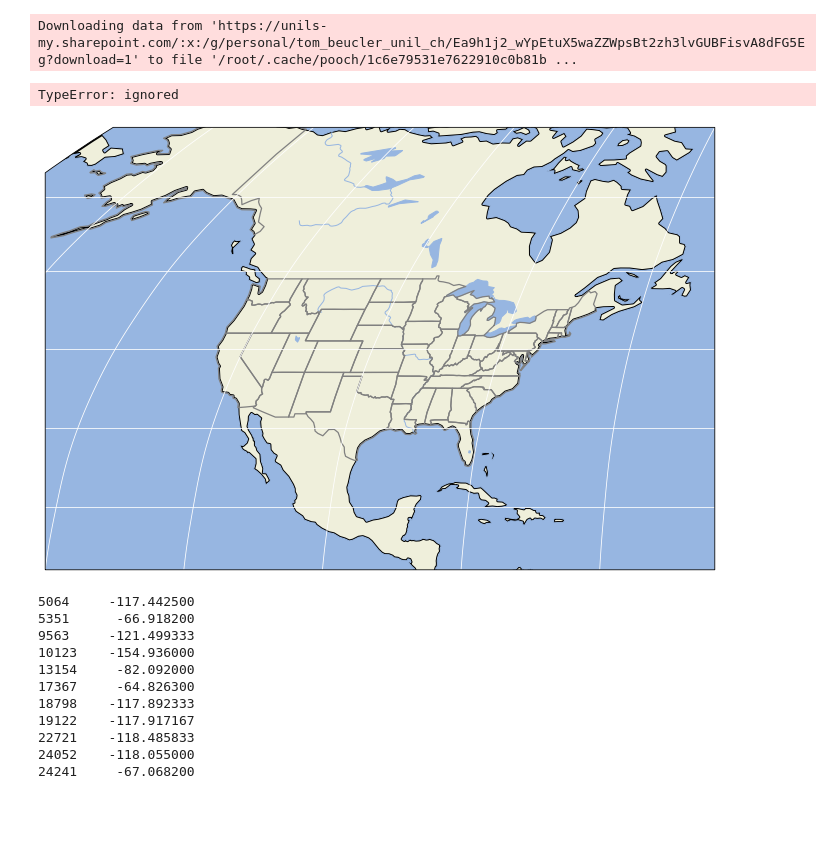
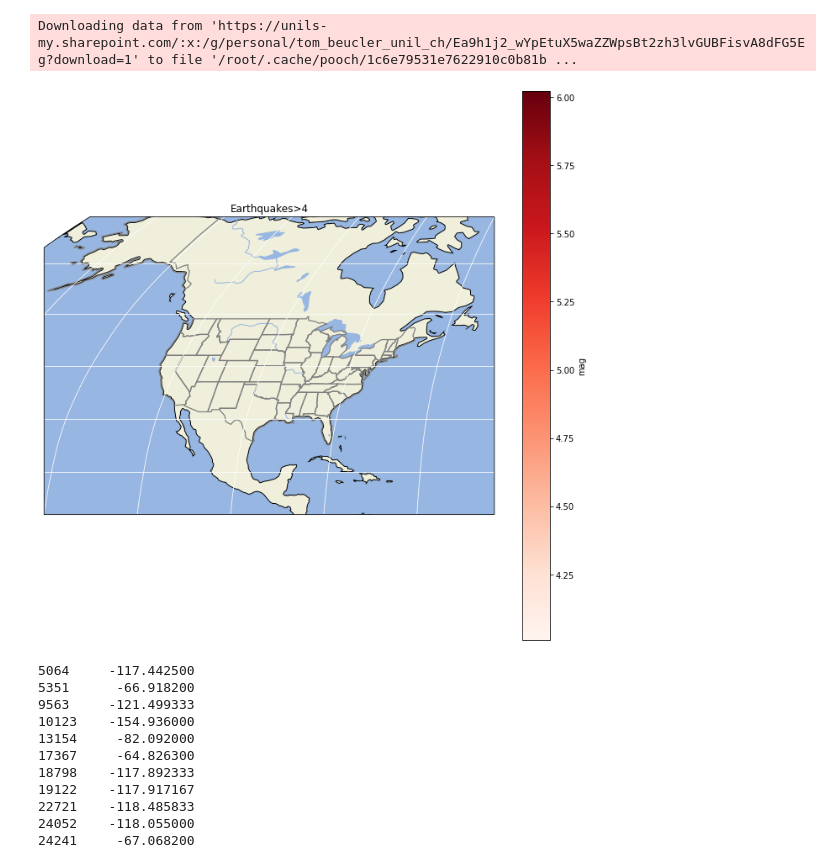
Before and after one commit to emiljor/2022_Intro_Python, a Jupyter notebook: Exercises/W2_S2.ipynb, the cells around one changed output. Cells and saved outputs as stored; diff of their text form; code cells hidden in the pictures; blank space fills up the shorter version.

```diff
--- a/Exercises/W2_S2.ipynb
+++ b/Exercises/W2_S2.ipynb
@@ -272,32 +272,31 @@ usgs_2014_large = usgs_2014_nonan[usgs_2014_nonan['mag']>4]
 # %%
 fig,ax = plt.subplots(1,1,figsize=(12, 12),subplot_kw={'projection': ccrs.Robinson()})
 # The rest doesn't change:
 ax.set_extent([-140, -60, 12,70], ccrs.PlateCarree())
 
 ######################################################################################################################################################
 # Add Land, Ocean, Rivers, and State Lines
 # Hint: Land linewidth = 3; States: edgecolor='gray',linewidth=1.25; lakes/ocean/rivers: no change
 # Hint: https://matplotlib.org/stable/gallery/color/named_colors.html for the names of the colors available
 ######################################################################################################################################################
-ax.add_feature(cartopy.feature.LAND, edgecolor='k',linewidths=3)
-ax.add_feature(cartopy.feature.RIVERS)
-ax.add_feature(cartopy.feature.OCEAN)
-ax.add_feature(cartopy.feature.LAKES)
-ax.add_feature(cartopy.feature.STATES,edgecolor='gray',linewidth=1.25)
+ax.add_feature(cartopy.feature.LAND, edgecolor='k',linewidths=3, zorder=1)
+ax.add_feature(cartopy.feature.RIVERS, zorder=1)
+ax.add_feature(cartopy.feature.OCEAN, zorder=1)
+ax.add_feature(cartopy.feature.LAKES, zorder=1)
+ax.add_feature(cartopy.feature.STATES,edgecolor='gray',linewidth=1.25, zorder=1)
 ax.gridlines(lw=1,color='w')
 
 ######################################################################################################################################################
 # Add Scatter points for earthquake data
 # Hint: usgs_2014_large['longitude'] to access logitude data, usgs_2014_large['latitude'] to access latitude data, usgs_2014_large['mag'] to access Earthquake magnitudes
 # Hint: https://matplotlib.org/stable/gallery/color/named_colors.html for the names of the colors available
 ######################################################################################################################################################
-earthqscatter = ax.scatter(usgs_2014_large['longitude'],usgs_2014_large['latitude'],s=62,c=usgs_2014_large['mag'],marker='o',cmap='magma_r',edgecolors='k',linewidths=2)
-plt.colorbar(earthqscatter,ax=ax[0],fraction=0.016, pad=0.04,label='Earthquake magnitude')
+usgs_2014_large.plot.scatter(x='longitude',y='latitude',s=62, c='mag',marker='o',cmap='Reds',edgecolors='k',linewidths=2, ax=ax, zorder=10)
+#plt.colorbar(earthqscatter,ax=ax,fraction=0.016, pad=0.04,label='Earthquake magnitude')
 ax.set_title('Earthquakes>4')
 plt.show()
 # %% [output]
-TypeError: ignored
-[figure, old version]
+[figure, new version]
 # %%
 usgs_2014_large['longitude']
 # %% [output]
```
Also changed, not shown: parts of 3 cells of this notebook.
